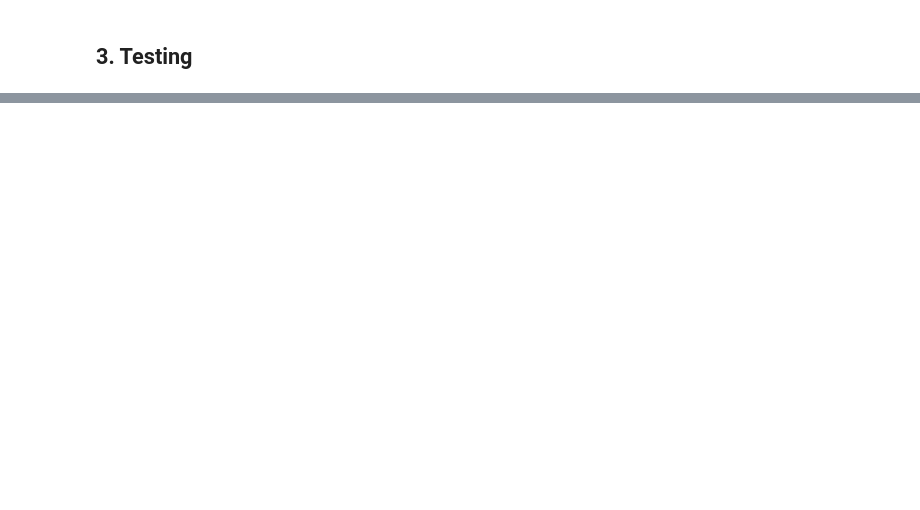
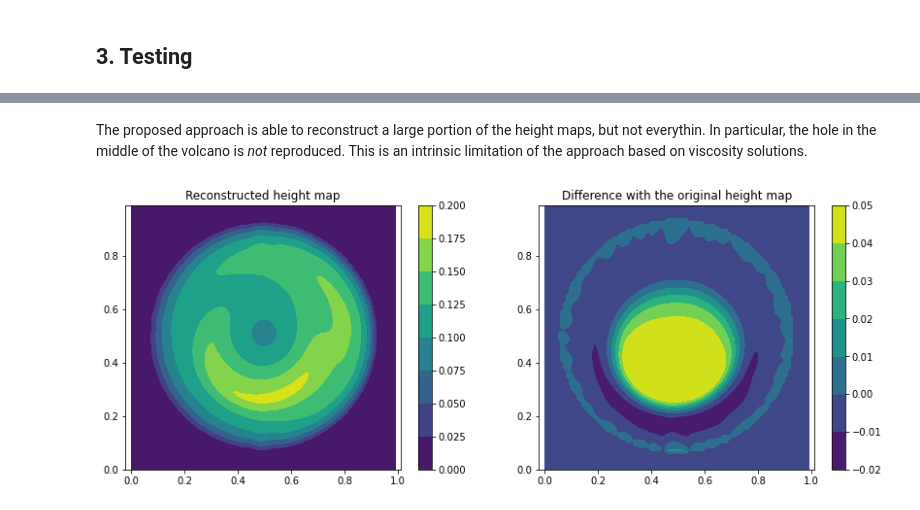
Before and after one commit to gbonnet1/AdaptiveGridDiscretizations, a Jupyter notebook: Notebooks_NonDiv/ShapeFromShading.ipynb, the cells around one changed output, grey strips where cells are left out. Saved outputs shown, nothing was run; the diff lists cells and outputs as text; code cells hidden in the pictures; blank space fills up the shorter version.

```diff
--- a/Notebooks_NonDiv/ShapeFromShading.ipynb
+++ b/Notebooks_NonDiv/ShapeFromShading.ipynb
@@ -306,0 +291,3 @@ U[50,50]
+# %%
+U=np.ones_like(X); U[np.logical_not(Omega)]=0; # Start with an overestimate : fast convergence
+#U=np.zeros_like(X)  # Start with an under-estimate : slow convergence
@@ -306,0 +302,14 @@ U[50,50]
+# %% [markdown]
+The proposed approach is able to reconstruct a large portion of the height maps, but not everythin. In particular, the hole in the middle of the volcano is *not* reproduced. This is an intrinsic limitation of the approach based on viscosity solutions.
+# %%
+plt.figure(figsize=[14,5])
+
+plt.subplot(1,2,1)
+plt.title('Reconstructed height map')
+plt.contourf(X,Y,U); plt.colorbar(); plt.axis('equal')
+
+plt.subplot(1,2,2)
+plt.title('Difference with the original height map')
+plt.contourf(X,Y,U-height); plt.colorbar(); plt.axis('equal');
+# %% [output]
+[figure, added]
```
Also changed, not shown: parts of 55 cells of this notebook.
